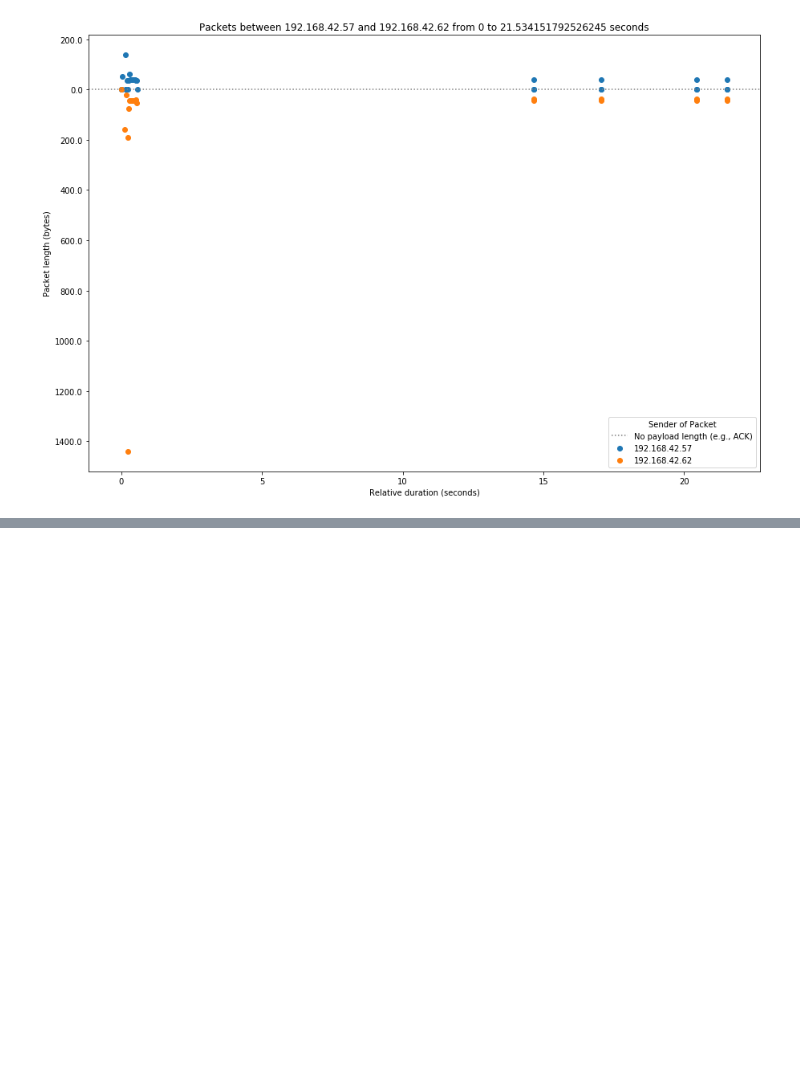
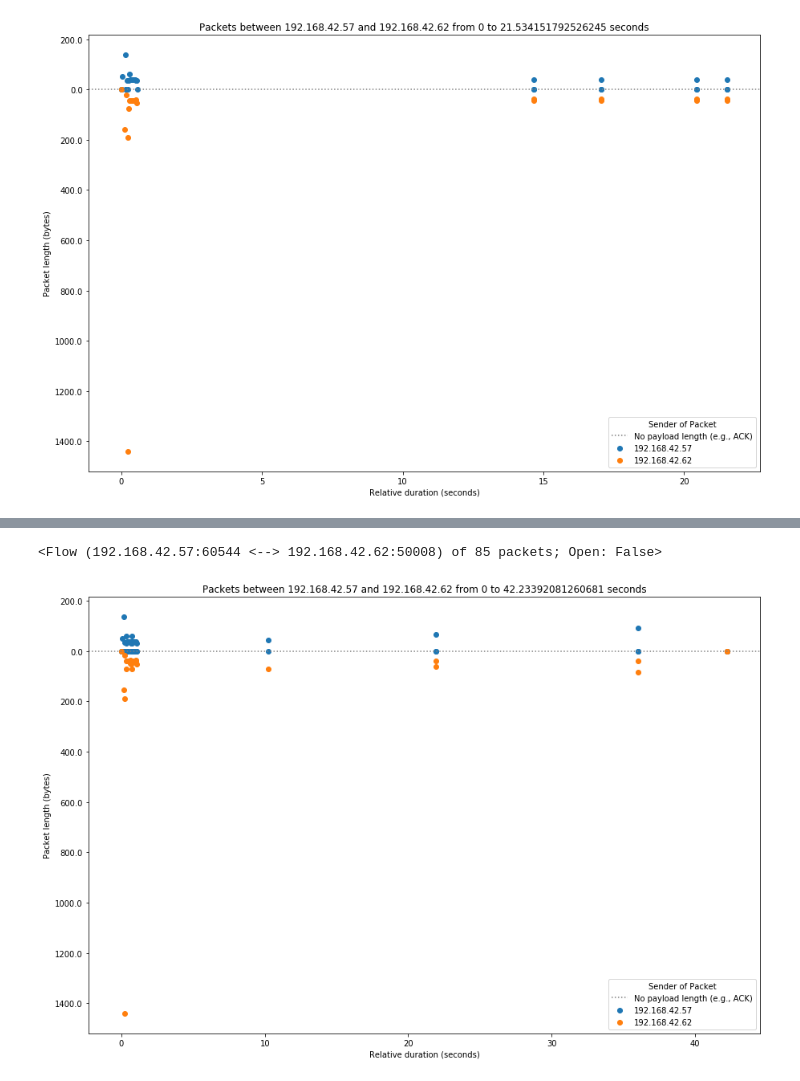
Before and after one commit to adolan5/NetworkAuditing, a Jupyter notebook: Network Characteristics.ipynb, the cells around one changed output, grey strips where cells are left out. Drawn from its saved outputs; the diff is of its cells as text; code cells hidden in the pictures; blank space fills up the shorter version.

Commit message:
Add graph for schedulding operations

```diff
--- a/Network Characteristics.ipynb
+++ b/Network Characteristics.ipynb
@@ -81,0 +85,9 @@ for f in fa.tcp_flows:
+# %%
+fa = FlowAnalyzer('../captures/switches/IDevicesDimmer/json/Scheduling.json')
+for f in fa.tcp_flows:
+    print(f)
+    fig, ax = f.get_packets_graph()
+    plt.show()
+# %% [output]
+<Flow (192.168.42.57:60544 <--> 192.168.42.62:50008) of 85 packets; Open: False>
+[figure, added]
```
Also changed, not shown: parts of 1 cell of this notebook.
